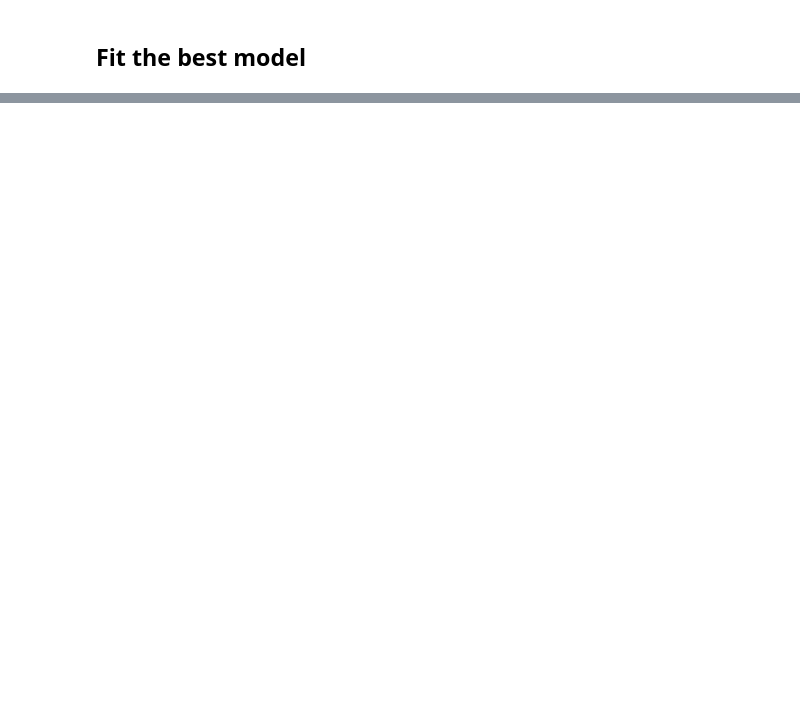
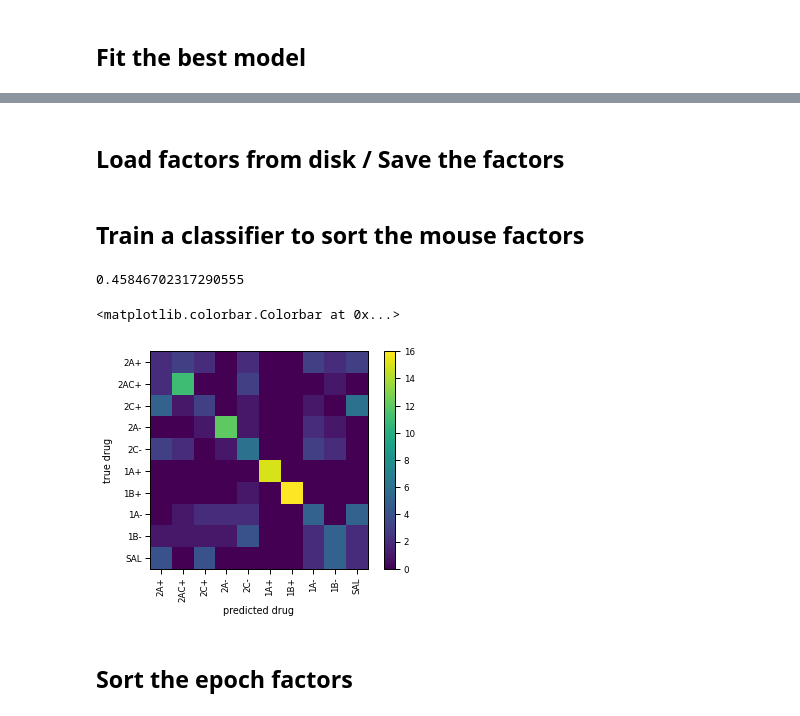
Before and after one commit to lindermanlab/dirichlet-tucker, a Jupyter notebook: analysis/serotonin/serotonin_postprocess.ipynb, the cells around one changed output, grey strips where cells are left out. Saved outputs shown, nothing was run; the diff lists cells and outputs as text; code cells hidden in the pictures; blank space fills up the shorter version.

```diff
--- a/analysis/serotonin/serotonin_postprocess.ipynb
+++ b/analysis/serotonin/serotonin_postprocess.ipynb
@@ -133,0 +179,16 @@ done
+# %% [markdown]
+## Load factors from disk / Save the factors
+# %%
+import pickle
+
+fname = f"params_{km}_{kn}_{kp}_{ks}.pkl"
+if os.path.exists(fname):
+    with open(fname, "rb") as f:
+        params = pickle.load(f)
+else:
+    with open(fname, "wb") as f:
+        pickle.dump(params, f)
+# %%
+G, M_factors, E_factors, P_factors, S_factors = params
+# %% [markdown]
+## Train a classifier to sort the mouse factors
@@ -133,0 +209,37 @@ done
+# %%
+from sklearn.linear_model import LogisticRegression
+from sklearn.model_selection import GridSearchCV, cross_val_predict
+from sklearn.metrics import confusion_matrix
+
+import warnings
+warnings.filterwarnings("ignore")
+
+# normalize weights and factors
+def normalize_weights(features):
+    features -= features.mean(axis=0)
+    features /= features.std(axis=0)
+    return features
+
+parameters = {"C":10 ** np.linspace(-15,15,num=31)}
+lr = LogisticRegression()
+gridsearch = GridSearchCV(lr, parameters)
+gridsearch.fit(normalize_weights(M_factors), drugs)
+
+acc = gridsearch.best_score_
+print(acc)
+# %% [output]
+0.45846702317290555
+# %%
+classifier = gridsearch.best_estimator_
+y_pred = cross_val_predict(classifier, normalize_weights(M_factors), y=drugs)
+confusion_mat = confusion_matrix(drugs, y_pred)
+
+plt.imshow(confusion_mat)
+plt.ylabel("true drug")
+plt.xlabel("predicted drug")
+plt.yticks(np.arange(10), drug_names)
+plt.xticks(np.arange(10), drug_names, rotation=90)
+plt.colorbar()
+# %% [output]
+<matplotlib.colorbar.Colorbar at 0x...>
+[figure, added]
@@ -133,0 +258,2 @@ done
+# %% [markdown]
+## Sort the epoch factors
```
Also changed, not shown: parts of 20 cells of this notebook.
